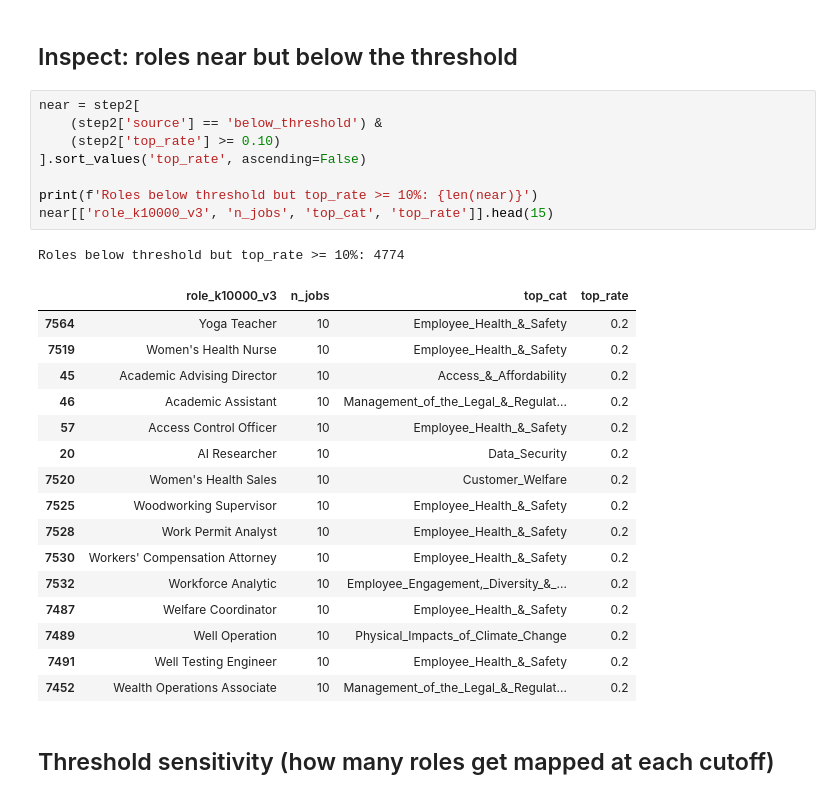
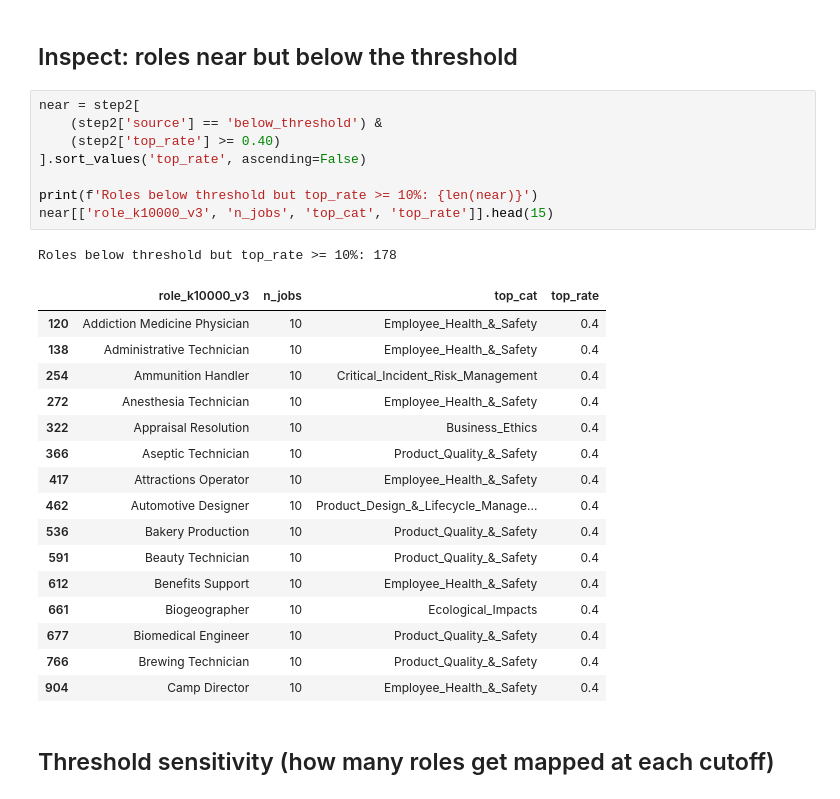
Before and after one commit to FengheliuDavid/categorize_RL_jobs_into_SASB_jobs, a Jupyter notebook: step3_assign_unmatched_roles/assign_unmatched_roles.ipynb, the cells around one changed output. Cells and saved outputs as stored; diff of their text form.

```diff
--- a/step3_assign_unmatched_roles/assign_unmatched_roles.ipynb
+++ b/step3_assign_unmatched_roles/assign_unmatched_roles.ipynb
@@ -264,29 +265,29 @@ step2[step2['source'] == 'gemma_desc'].sort_values('top_rate', ascending=False).
 # %%
 near = step2[
     (step2['source'] == 'below_threshold') &
-    (step2['top_rate'] >= 0.10)
+    (step2['top_rate'] >= 0.40)
 ].sort_values('top_rate', ascending=False)
 
 print(f'Roles below threshold but top_rate >= 10%: {len(near)}')
 near[['role_k10000_v3', 'n_jobs', 'top_cat', 'top_rate']].head(15)
 # %% [output]
-Roles below threshold but top_rate >= 10%: 4774
+Roles below threshold but top_rate >= 10%: 178
 |  | role_k10000_v3 | n_jobs | top_cat | top_rate |
-| 7564 | Yoga Teacher | 10 | Employee_Health_&_Safety | 0.2 |
-| 7519 | Women's Health Nurse | 10 | Employee_Health_&_Safety | 0.2 |
-| 45 | Academic Advising Director | 10 | Access_&_Affordability | 0.2 |
-| 46 | Academic Assistant | 10 | Management_of_the_Legal_&_Regulat... | 0.2 |
-| 57 | Access Control Officer | 10 | Employee_Health_&_Safety | 0.2 |
-| 20 | AI Researcher | 10 | Data_Security | 0.2 |
-| 7520 | Women's Health Sales | 10 | Customer_Welfare | 0.2 |
-| 7525 | Woodworking Supervisor | 10 | Employee_Health_&_Safety | 0.2 |
-| 7528 | Work Permit Analyst | 10 | Employee_Health_&_Safety | 0.2 |
-| 7530 | Workers' Compensation Attorney | 10 | Employee_Health_&_Safety | 0.2 |
-| 7532 | Workforce Analytic | 10 | Employee_Engagement,_Diversity_&_... | 0.2 |
-| 7487 | Welfare Coordinator | 10 | Employee_Health_&_Safety | 0.2 |
-| 7489 | Well Operation | 10 | Physical_Impacts_of_Climate_Change | 0.2 |
-| 7491 | Well Testing Engineer | 10 | Employee_Health_&_Safety | 0.2 |
-| 7452 | Wealth Operations Associate | 10 | Management_of_the_Legal_&_Regulat... | 0.2 |
+| 120 | Addiction Medicine Physician | 10 | Employee_Health_&_Safety | 0.4 |
+| 138 | Administrative Technician | 10 | Employee_Health_&_Safety | 0.4 |
+| 254 | Ammunition Handler | 10 | Critical_Incident_Risk_Management | 0.4 |
+| 272 | Anesthesia Technician | 10 | Employee_Health_&_Safety | 0.4 |
+| 322 | Appraisal Resolution | 10 | Business_Ethics | 0.4 |
+| 366 | Aseptic Technician | 10 | Product_Quality_&_Safety | 0.4 |
+| 417 | Attractions Operator | 10 | Employee_Health_&_Safety | 0.4 |
+| 462 | Automotive Designer | 10 | Product_Design_&_Lifecycle_Manage... | 0.4 |
+| 536 | Bakery Production | 10 | Product_Quality_&_Safety | 0.4 |
+| 591 | Beauty Technician | 10 | Product_Quality_&_Safety | 0.4 |
+| 612 | Benefits Support | 10 | Employee_Health_&_Safety | 0.4 |
+| 661 | Biogeographer | 10 | Ecological_Impacts | 0.4 |
+| 677 | Biomedical Engineer | 10 | Product_Quality_&_Safety | 0.4 |
+| 766 | Brewing Technician | 10 | Product_Quality_&_Safety | 0.4 |
+| 904 | Camp Director | 10 | Employee_Health_&_Safety | 0.4 |
 # %% [markdown]
 ## Threshold sensitivity (how many roles get mapped at each cutoff)
 # %%
```
Also changed, not shown: parts of 6 cells of this notebook, 1 other file.
